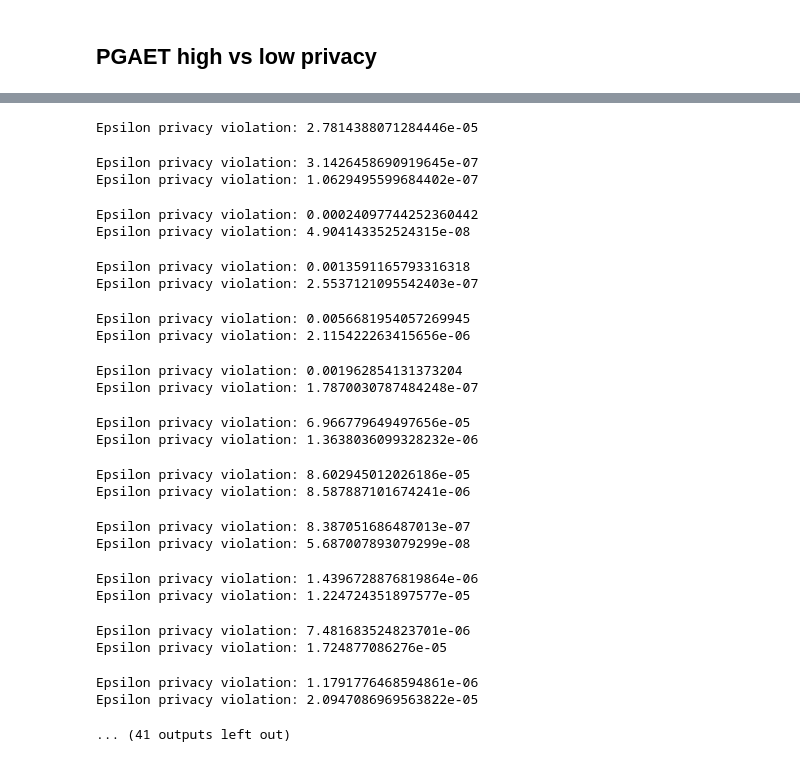
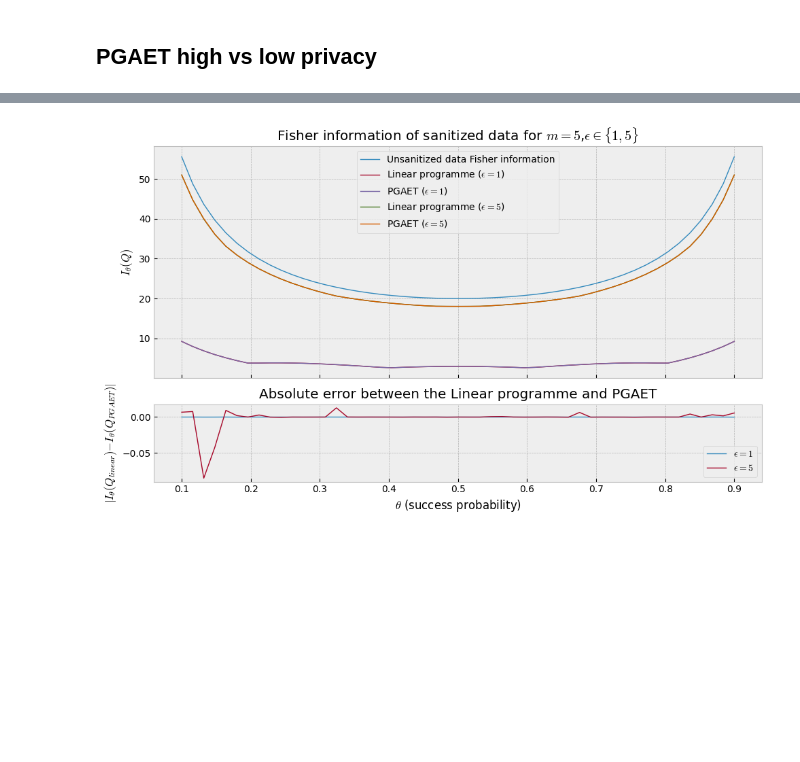
Before and after one commit to MatejVe/locally_efficient_differential_privacy, a Jupyter notebook: thesis_visualization.ipynb, the cells around one changed output, grey strips where cells are left out. Cells and saved outputs as stored; diff of their text form; code cells hidden in the pictures; blank space fills up the shorter version.

```diff
--- a/thesis_visualization.ipynb
+++ b/thesis_visualization.ipynb
@@ -705,61 +682,39 @@ for theta in tqdm(thetas):
     q, _, _, fish = binom_optimal_privacy(
         pg, N, EPSILON2, theta
     )
     opt_qs_high_priv.append(q)
     pg_fishers_low_priv.append(fish)
 
 fig, ax = plt.subplots(figsize=(10, 6), nrows=2, sharex=True, height_ratios=(3, 1))
 
 ax[0].plot(thetas, orig_fisher_infs, label="Unsanitized data Fisher information", linewidth=LINEWIDTH)
 
 ax[0].plot(thetas, lr_fishers_high_priv, label=rf"Linear programme ($\epsilon={EPSILON1}$)", linewidth=LINEWIDTH)
 ax[0].plot(thetas, pg_fishers_high_priv, label=rf"PGAET ($\epsilon={EPSILON1}$)", linewidth=LINEWIDTH)
 
 ax[0].plot(thetas, lr_fisher_low_priv, label=rf"Linear programme ($\epsilon={EPSILON2}$)", linewidth=LINEWIDTH)
 ax[0].plot(thetas, pg_fishers_low_priv, label=rf"PGAET ($\epsilon={EPSILON2}$)", linewidth=LINEWIDTH)
 
-ax[0].set_ylabel(r"$I(\theta, Q)$")
+ax[0].set_ylabel(r"$I_\theta(Q)$")
 ax[0].set_title(
-    rf"Fisher information of privatized data for $n={N}$, $\epsilon \in ({EPSILON1}, {EPSILON2})$"
+    rf"Fisher information of sanitized data for $m={N}$," +
+    r"$\epsilon \in \{" + str(EPSILON1) + ", " + str(EPSILON2) + r"\}$"
 )
 ax[0].legend(fontsize="medium")
 
 # error plot
 ax[1].plot(thetas, np.array(lr_fishers_high_priv) - np.array(pg_fishers_high_priv), label=rf"$\epsilon={EPSILON1}$", linewidth=LINEWIDTH)
 ax[1].plot(thetas, np.array(lr_fisher_low_priv) - np.array(pg_fishers_low_priv), label=rf"$\epsilon={EPSILON2}$", linewidth=LINEWIDTH)
 ax[1].set_title("Absolute error between the Linear programme and PGAET")
-ax[1].set_ylabel(r"$|I(\theta, Q_{linear})$" + r"$- I(\theta, Q_{PGAET})|$")
-ax[1].set_xlabel(r"$\theta$ (succes probability)")
+ax[1].set_ylabel(r"$|I_\theta(Q_{linear})$" + r"$- I_\theta(Q_{PGAET})|$")
+ax[1].set_xlabel(r"$\theta$ (success probability)")
 ax[1].legend(fontsize="medium")
 
 plt.tight_layout()
 plt.savefig("figures/n_5_low_and_high_eps")
 plt.show()
 # %% [output]
-Epsilon privacy violation: 2.7814388071284446e-05
-Epsilon privacy violation: 3.1426458690919645e-07
-Epsilon privacy violation: 1.0629495599684402e-07
-Epsilon privacy violation: 0.00024097744252360442
-Epsilon privacy violation: 4.904143352524315e-08
-Epsilon privacy violation: 0.0013591165793316318
-Epsilon privacy violation: 2.5537121095542403e-07
-Epsilon privacy violation: 0.0056681954057269945
-Epsilon privacy violation: 2.115422263415656e-06
-Epsilon privacy violation: 0.001962854131373204
-Epsilon privacy violation: 1.7870030787484248e-07
-Epsilon privacy violation: 6.966779649497656e-05
-Epsilon privacy violation: 1.3638036099328232e-06
-Epsilon privacy violation: 8.602945012026186e-05
-Epsilon privacy violation: 8.587887101674241e-06
-Epsilon privacy violation: 8.387051686487013e-07
-Epsilon privacy violation: 5.687007893079299e-08
-Epsilon privacy violation: 1.4396728876819864e-06
-Epsilon privacy violation: 1.224724351897577e-05
-Epsilon privacy violation: 7.481683524823701e-06
-Epsilon privacy violation: 1.724877086276e-05
-Epsilon privacy violation: 1.1791776468594861e-06
-Epsilon privacy violation: 2.0947086969563822e-05
-... (41 outputs left out)
+[figure, added]
 # %%
 N = 10
 EPSILON1 = 1
```
Also changed, not shown: parts of 4 cells of this notebook, 32 other files.
